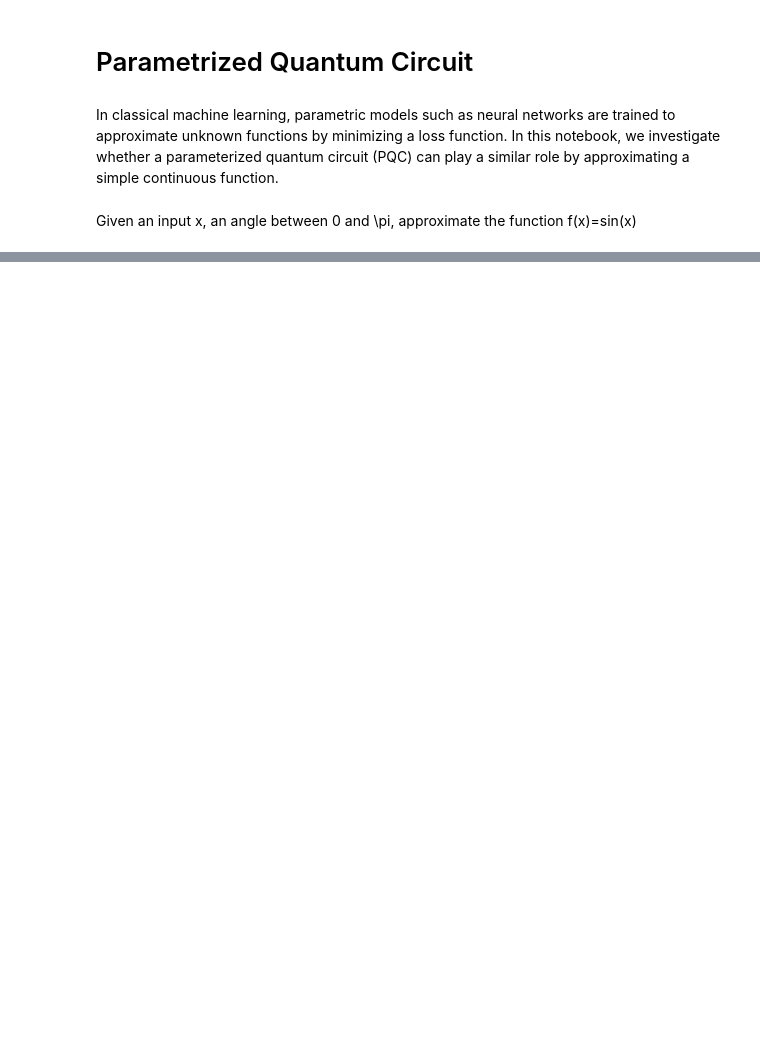
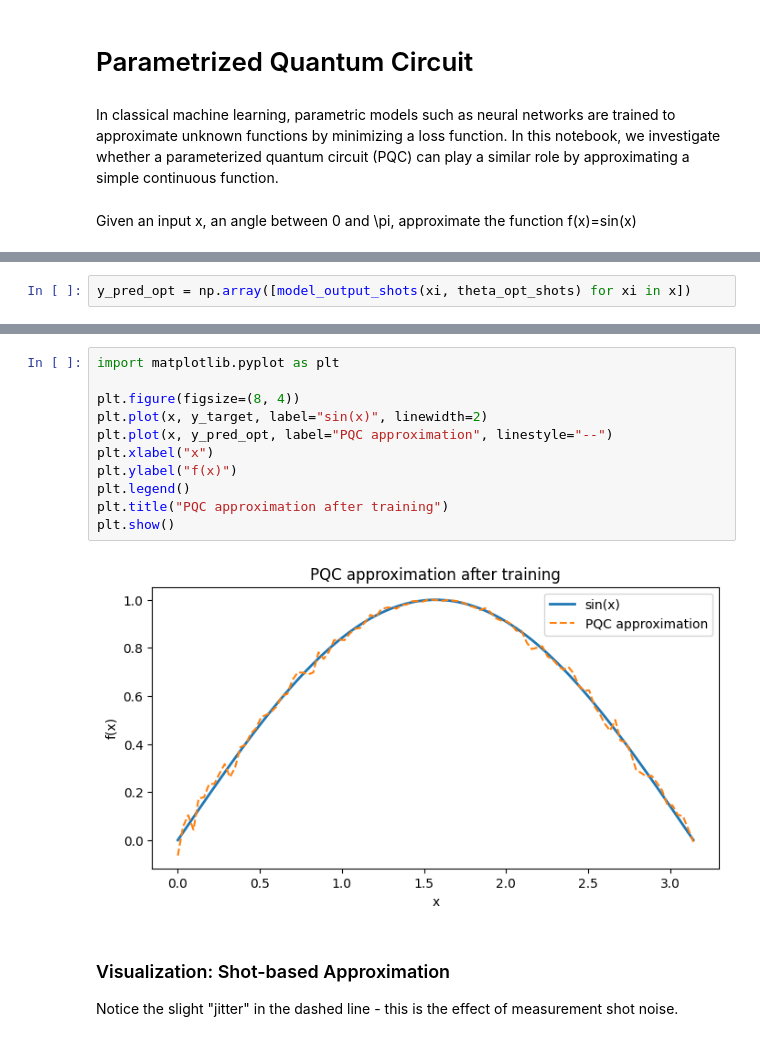
Before and after one commit to jparrado23/Quantum-Computing-Introduction, a Jupyter notebook: notebooks/parametrized_quantum_circuit.ipynb, the cells around one changed output, grey strips where cells are left out. Cells and saved outputs as stored; diff of their text form; blank space fills up the shorter version.

```diff
--- a/notebooks/parametrized_quantum_circuit.ipynb
+++ b/notebooks/parametrized_quantum_circuit.ipynb
@@ -30,0 +374,2 @@ print("✓ Libraries imported successfully")
+# %%
+y_pred_opt = np.array([model_output_shots(xi, theta_opt_shots) for xi in x])
@@ -30,0 +384,17 @@ print("✓ Libraries imported successfully")
+# %%
+import matplotlib.pyplot as plt
+
+plt.figure(figsize=(8, 4))
+plt.plot(x, y_target, label="sin(x)", linewidth=2)
+plt.plot(x, y_pred_opt, label="PQC approximation", linestyle="--")
+plt.xlabel("x")
+plt.ylabel("f(x)")
+plt.legend()
+plt.title("PQC approximation after training")
+plt.show()
+# %% [output]
+[figure, added]
+# %% [markdown]
+### Visualization: Shot-based Approximation
+
+Notice the slight "jitter" in the dashed line - this is the effect of measurement shot noise.
```
Also changed, not shown: parts of 51 cells of this notebook.
